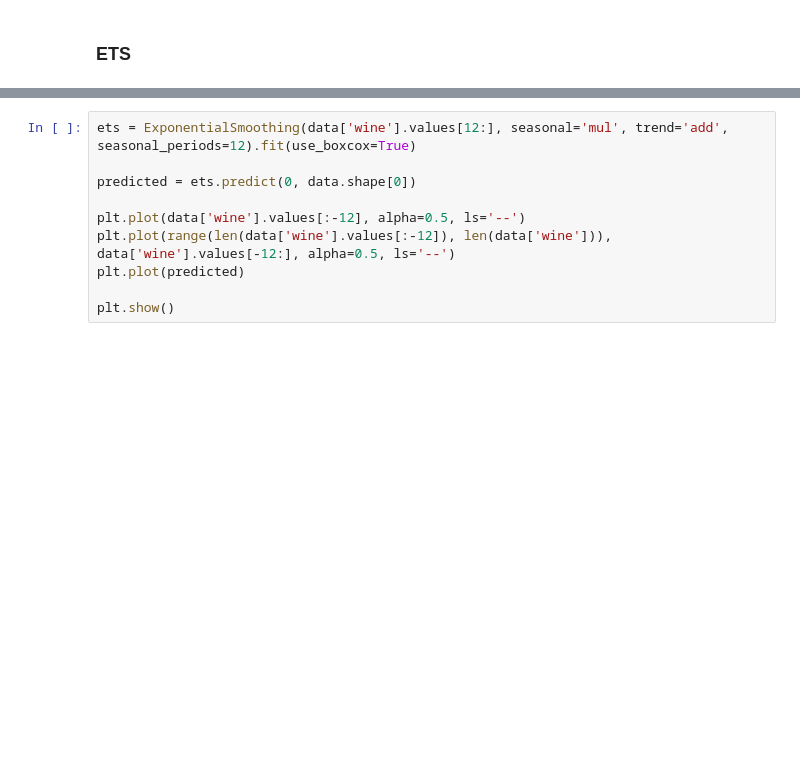
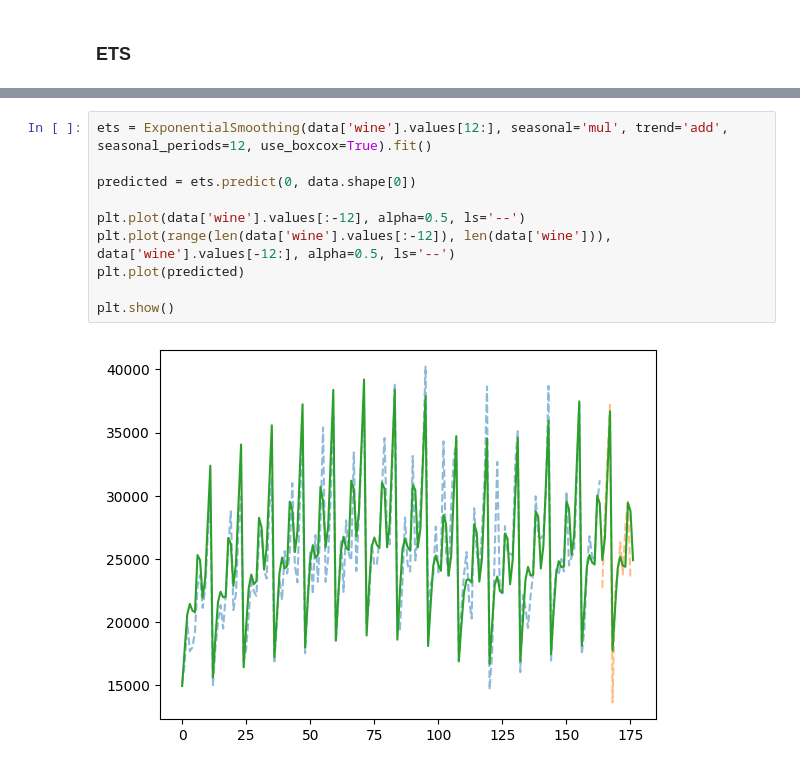
Before and after one commit to andriygav/PSAD, a Jupyter notebook: seminars/sem9/main.ipynb, the cells around one changed output, grey strips where cells are left out. Drawn from its saved outputs; the diff is of its cells as text; blank space fills up the shorter version.

```diff
--- a/seminars/sem9/main.ipynb
+++ b/seminars/sem9/main.ipynb
@@ -389,13 +577,15 @@ plt.show()
 # %%
-ets = ExponentialSmoothing(data['wine'].values[12:], seasonal='mul', trend='add', seasonal_periods=12).fit(use_boxcox=True)
+ets = ExponentialSmoothing(data['wine'].values[12:], seasonal='mul', trend='add', seasonal_periods=12, use_boxcox=True).fit()
 
 predicted = ets.predict(0, data.shape[0])
 
 plt.plot(data['wine'].values[:-12], alpha=0.5, ls='--')
 plt.plot(range(len(data['wine'].values[:-12]), len(data['wine'])), data['wine'].values[-12:], alpha=0.5, ls='--')
 plt.plot(predicted)
 
 plt.show()
+# %% [output]
+[figure, added]
 # %%
 _ = st.probplot(ets.resid, plot=plt)
 print (st.shapiro(ets.resid))
```
Also changed, not shown: parts of 35 cells of this notebook.
